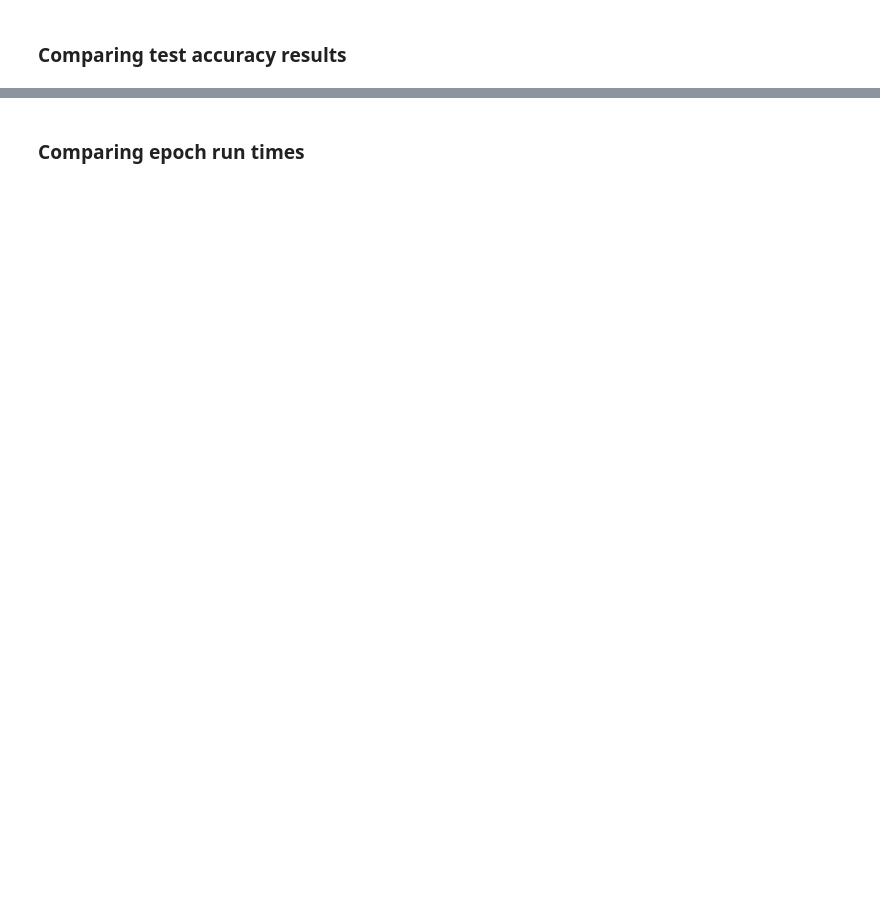
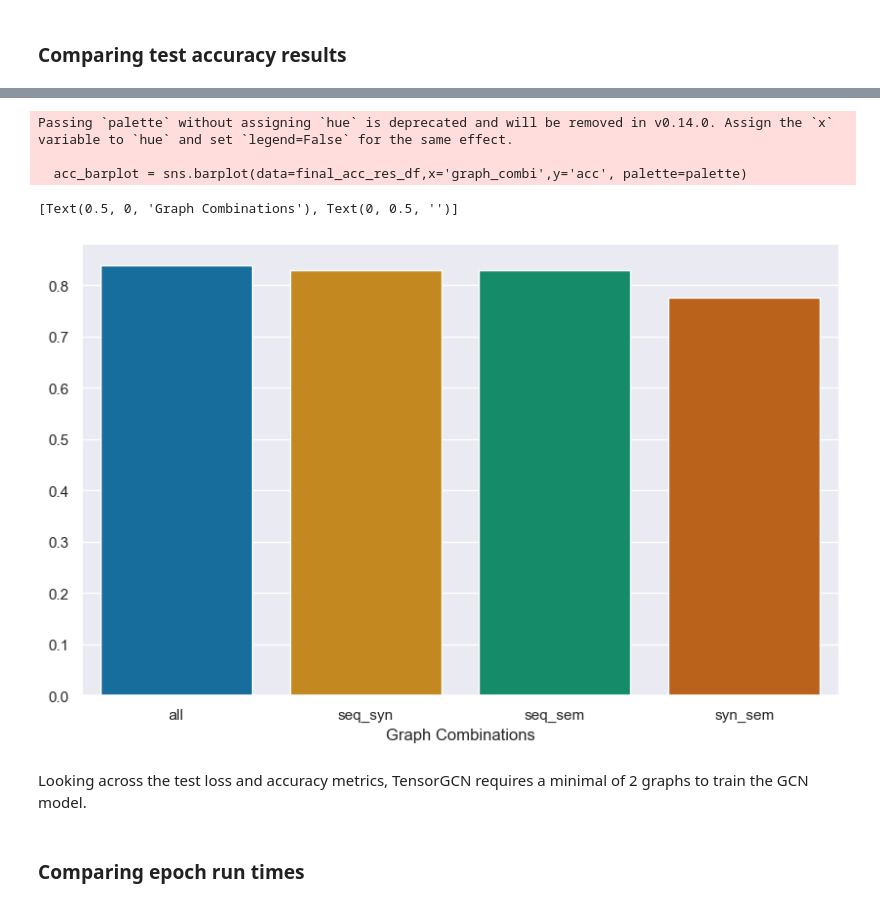
Before and after one commit to leonswl/ntu-msds-ai6103, a Jupyter notebook: notebooks/multi_graphs_ablation.ipynb, the cells around one changed output, grey strips where cells are left out. Saved outputs shown, nothing was run; the diff lists cells and outputs as text; code cells hidden in the pictures; blank space fills up the shorter version.

```diff
--- a/notebooks/multi_graphs_ablation.ipynb
+++ b/notebooks/multi_graphs_ablation.ipynb
@@ -225,3 +215,26 @@ Let's take a look at the computational time for the various graphs combination.
+# %%
+final_acc_res_df = acc_res_df.drop(['epoch','sem','syn','seq'],axis=1).iloc[-1,:].reset_index()
+final_acc_res_df.columns = ['graph_combi','acc']
+final_acc_res_df = final_acc_res_df.sort_values(by=['acc'],ascending=False)
+# %%
+# mean_acc_df = compute_mean(acc_res_df,'mean_acc')
+
+# Adjust figure size
+plt.figure(figsize=(10, 6))
+
+# Create the barplot
+acc_barplot = sns.barplot(data=final_acc_res_df,x='graph_combi',y='acc', palette=palette)
+
+# Set labels for x and y axes
+acc_barplot.set(xlabel='Graph Combinations',ylabel='')
+# %% [output]
+Passing `palette` without assigning `hue` is deprecated and will be removed in v0.14.0. Assign the `x` variable to `hue` and set `legend=False` for the same effect.
+
+  acc_barplot = sns.barplot(data=final_acc_res_df,x='graph_combi',y='acc', palette=palette)
+[Text(0.5, 0, 'Graph Combinations'), Text(0, 0.5, '')]
+[figure, added]
+# %% [markdown]
+Looking across the test loss and accuracy metrics, TensorGCN requires a minimal of 2 graphs to train the GCN model.
 # %% [markdown]
 ### Comparing epoch run times
 # %%
```
Also changed, not shown: parts of 33 cells of this notebook, 21 other files.
